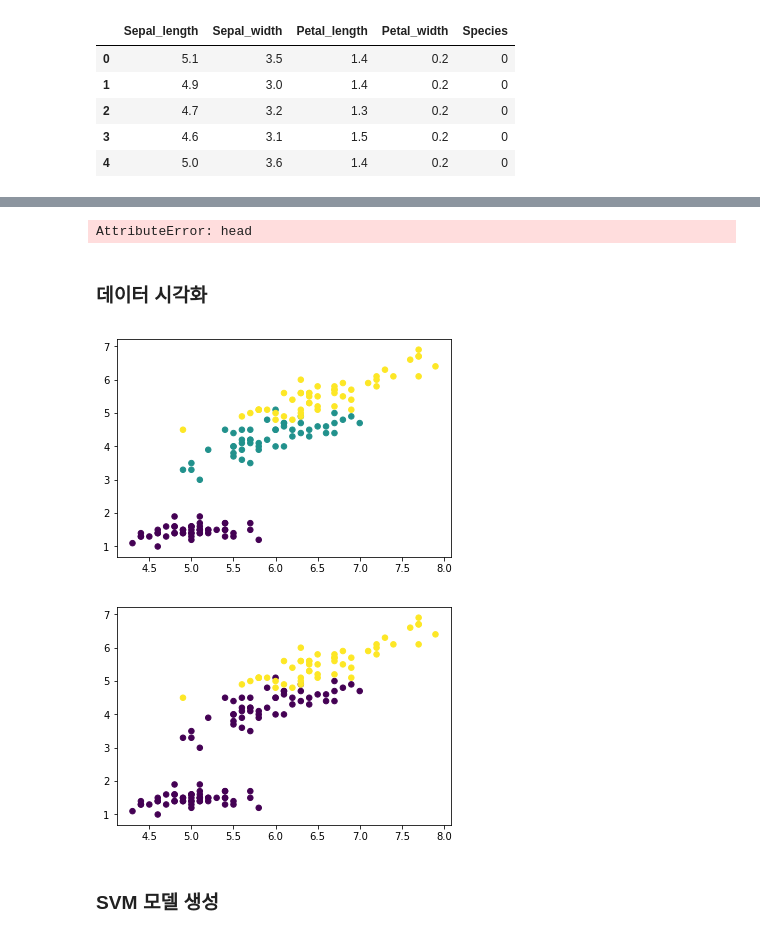
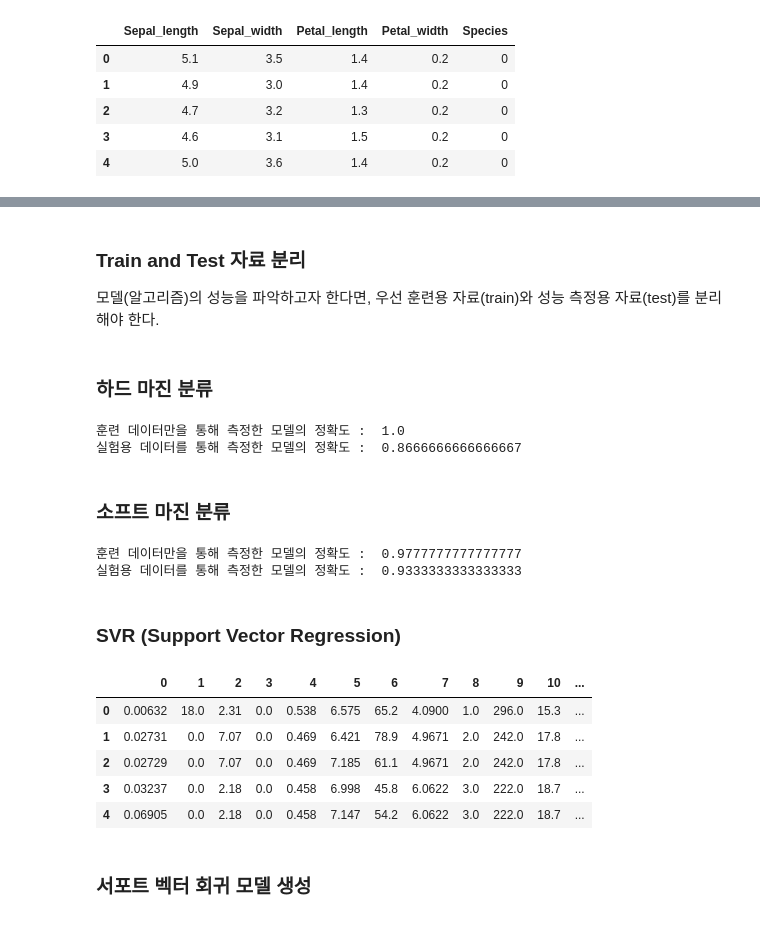
Before and after one commit to HWANG-HOE-SUN/Univ.Project, a Jupyter notebook: ML정리/SVM.ipynb, the cells around one changed output, grey strips where cells are left out. Cells and saved outputs as stored; diff of their text form; code cells hidden in the pictures.

```diff
--- a/ML정리/SVM.ipynb
+++ b/ML정리/SVM.ipynb
@@ -26,0 +89,5 @@ data.head()
+# %% [markdown]
+### Train and Test 자료 분리
+
+모델(알고리즘)의 성능을 파악하고자 한다면,
+우선 훈련용 자료(train)와 성능 측정용 자료(test)를 분리해야 한다.
@@ -27,23 +99,48 @@ data.head()
+# %% [markdown]
+### 하드 마진 분류
+# %%
+from sklearn.svm import SVC
+
+# 모델 생성 및 훈련(하드마진분류)
+svm = SVC(kernel='linear', C=float("inf")) # 오분류 비용 파라미터 C를 무한하게(하드마진분류)
+svm.fit(X_train,y_train)
+
+# svm은 라이브러리 안에 기본적으로 정확도를 측정하는 메써드(score)가 내재되어 있다.
+print("훈련 데이터만을 통해 측정한 모델의 정확도 : ", svm.score(X_train,y_train))
+print("실험용 데이터를 통해 측정한 모델의 정확도 : ", svm.score(X_test,y_test))
+# %% [output]
+훈련 데이터만을 통해 측정한 모델의 정확도 :  1.0
+실험용 데이터를 통해 측정한 모델의 정확도 :  0.8666666666666667
+# %% [markdown]
+### 소프트 마진 분류
+# %%
+# 모델 생성 및 훈련(소프트 마진분류)
+svm = SVC(kernel='linear', C=1.0) # 적절한 C값 설정(오분류 일부 허용)
+svm.fit(X_train,y_train)
+
+# svm은 라이브러리 안에 기본적으로 정확도를 측정하는 메써드(score)가 내재되어 있다.
+print("훈련 데이터만을 통해 측정한 모델의 정확도 : ", svm.score(X_train,y_train))
+print("실험용 데이터를 통해 측정한 모델의 정확도 : ", svm.score(X_test,y_test))
+# %% [output]
+훈련 데이터만을 통해 측정한 모델의 정확도 :  0.9777777777777777
+실험용 데이터를 통해 측정한 모델의 정확도 :  0.9333333333333333
+# %% [markdown]
+### SVR (Support Vector Regression)
+# %%
+# 데이터 불러오기
+boston = datasets.load_boston() # 미국 보스턴 주 주택가격 데이터
+features = pd.DataFrame(boston.data) # 칼럼들의 구체적 설명은 생략한다.
+target = pd.DataFrame(boston.target,columns=['target'])
+
+reg_data = pd.concat([features,target],axis=1)
 # %%
-iris.head()
+reg_data.head()
 # %% [output]
-AttributeError: head
+|  | 0 | 1 | 2 | 3 | 4 | 5 | 6 | 7 | 8 | 9 | 10 | ... |
+| 0 | 0.00632 | 18.0 | 2.31 | 0.0 | 0.538 | 6.575 | 65.2 | 4.0900 | 1.0 | 296.0 | 15.3 | ... |
+| 1 | 0.02731 | 0.0 | 7.07 | 0.0 | 0.469 | 6.421 | 78.9 | 4.9671 | 2.0 | 242.0 | 17.8 | ... |
+| 2 | 0.02729 | 0.0 | 7.07 | 0.0 | 0.469 | 7.185 | 61.1 | 4.9671 | 2.0 | 242.0 | 17.8 | ... |
+| 3 | 0.03237 | 0.0 | 2.18 | 0.0 | 0.458 | 6.998 | 45.8 | 6.0622 | 3.0 | 222.0 | 18.7 | ... |
+| 4 | 0.06905 | 0.0 | 2.18 | 0.0 | 0.458 | 7.147 | 54.2 | 6.0622 | 3.0 | 222.0 | 18.7 | ... |
-# %% [markdown]
-### 데이터 시각화
-# %%
-# 시각화에 자주 사용되는 라이브러리(matplotlib과 seaborn은 기억해 두는 것이 좋다.)
-import matplotlib.pyplot as plt
-import seaborn as sns
-
-# s(size)=데이터 포인트크기, c(color)=데이터 포인트색깔()
-plt.scatter(data.Sepal_length, data.Petal_length,s=30,c=data.Species)
-plt.show()
-# %% [output]
-[figure, removed]
-# %%
-plt.scatter(data.Sepal_length, data.Petal_length,s=30,c=data.Species==0|2)
-plt.show()
-# %% [output]
-[figure, removed]
 # %% [markdown]
-### SVM 모델 생성
+### 서포트 벡터 회귀 모델 생성
```
Also changed, not shown: parts of 16 cells of this notebook.
